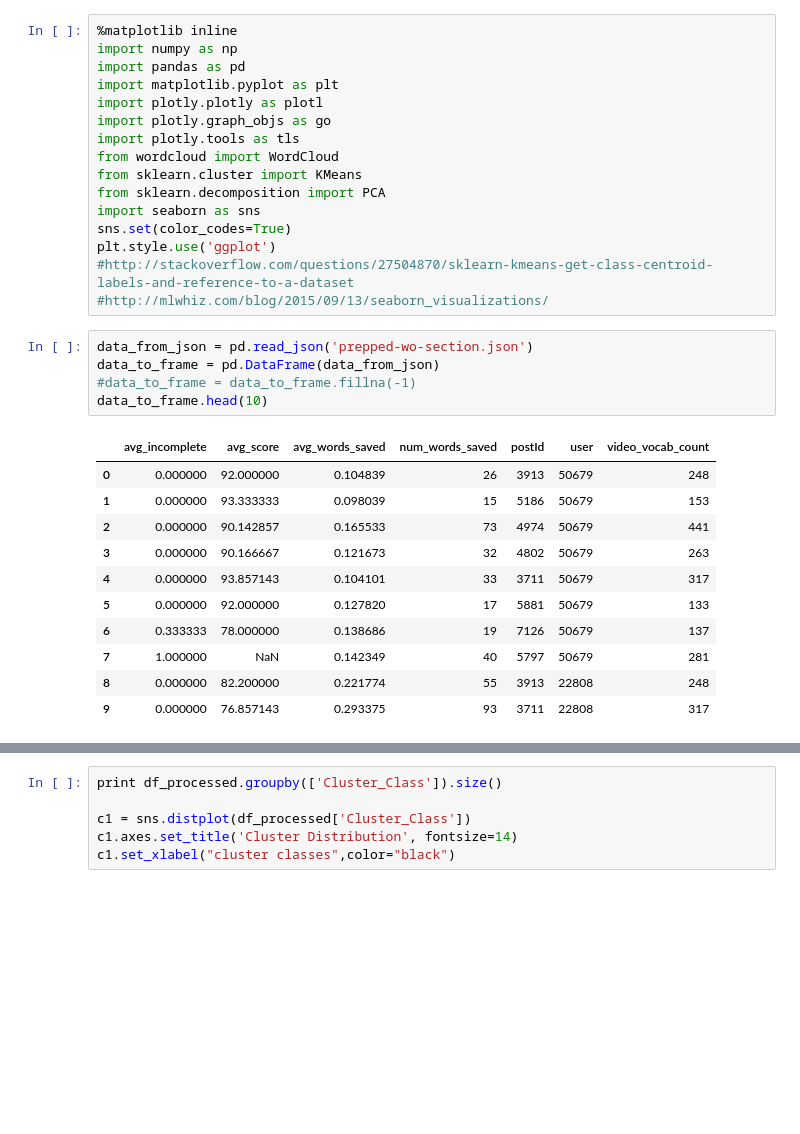
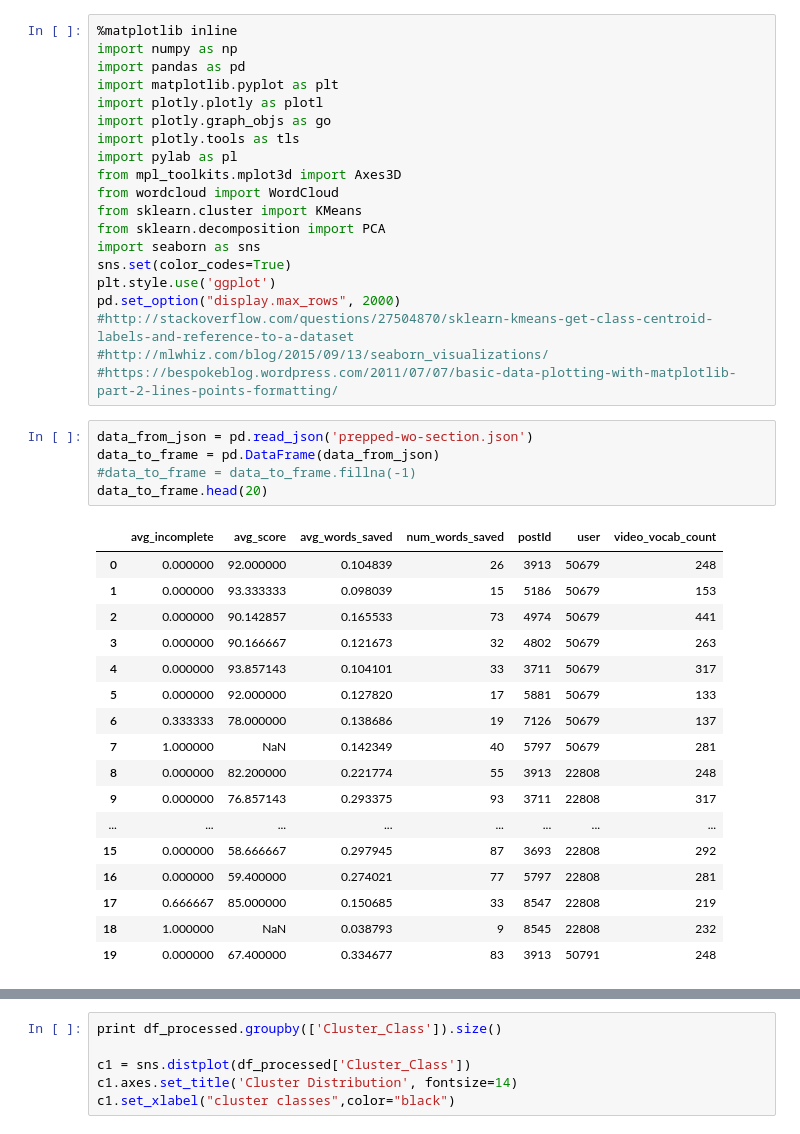
Before and after one commit to Hopenglish-Miners/data-exploration, a Jupyter notebook: jupyter-analysis/new_explorations.ipynb, the cells around one changed output, grey strips where cells are left out. Cells and saved outputs as stored; diff of their text form; blank space fills up the shorter version.

```diff
--- a/jupyter-analysis/new_explorations.ipynb
+++ b/jupyter-analysis/new_explorations.ipynb
@@ -6,28 +6,38 @@ import matplotlib.pyplot as plt
 import plotly.plotly as plotl
 import plotly.graph_objs as go
 import plotly.tools as tls
+import pylab as pl
+from mpl_toolkits.mplot3d import Axes3D
 from wordcloud import WordCloud
 from sklearn.cluster import KMeans
 from sklearn.decomposition import PCA
 import seaborn as sns
 sns.set(color_codes=True)
 plt.style.use('ggplot')
+pd.set_option("display.max_rows", 2000)
 #http://stackoverflow.com/questions/27504870/sklearn-kmeans-get-class-centroid-labels-and-reference-to-a-dataset
 #http://mlwhiz.com/blog/2015/09/13/seaborn_visualizations/
+#https://bespokeblog.wordpress.com/2011/07/07/basic-data-plotting-with-matplotlib-part-2-lines-points-formatting/
 # %%
 data_from_json = pd.read_json('prepped-wo-section.json')
 data_to_frame = pd.DataFrame(data_from_json)
 #data_to_frame = data_to_frame.fillna(-1)
-data_to_frame.head(10)
+data_to_frame.head(20)
 # %% [output]
 |  | avg_incomplete | avg_score | avg_words_saved | num_words_saved | postId | user | video_vocab_count |
 | 0 | 0.000000 | 92.000000 | 0.104839 | 26 | 3913 | 50679 | 248 |
 | 1 | 0.000000 | 93.333333 | 0.098039 | 15 | 5186 | 50679 | 153 |
 | 2 | 0.000000 | 90.142857 | 0.165533 | 73 | 4974 | 50679 | 441 |
 | 3 | 0.000000 | 90.166667 | 0.121673 | 32 | 4802 | 50679 | 263 |
 | 4 | 0.000000 | 93.857143 | 0.104101 | 33 | 3711 | 50679 | 317 |
 | 5 | 0.000000 | 92.000000 | 0.127820 | 17 | 5881 | 50679 | 133 |
 | 6 | 0.333333 | 78.000000 | 0.138686 | 19 | 7126 | 50679 | 137 |
 | 7 | 1.000000 | NaN | 0.142349 | 40 | 5797 | 50679 | 281 |
 | 8 | 0.000000 | 82.200000 | 0.221774 | 55 | 3913 | 22808 | 248 |
 | 9 | 0.000000 | 76.857143 | 0.293375 | 93 | 3711 | 22808 | 317 |
+| ... | ... | ... | ... | ... | ... | ... | ... |
+| 15 | 0.000000 | 58.666667 | 0.297945 | 87 | 3693 | 22808 | 292 |
+| 16 | 0.000000 | 59.400000 | 0.274021 | 77 | 5797 | 22808 | 281 |
+| 17 | 0.666667 | 85.000000 | 0.150685 | 33 | 8547 | 22808 | 219 |
+| 18 | 1.000000 | NaN | 0.038793 | 9 | 8545 | 22808 | 232 |
+| 19 | 0.000000 | 67.400000 | 0.334677 | 83 | 3913 | 50791 | 248 |
```
Also changed, not shown: parts of 10 cells of this notebook.
